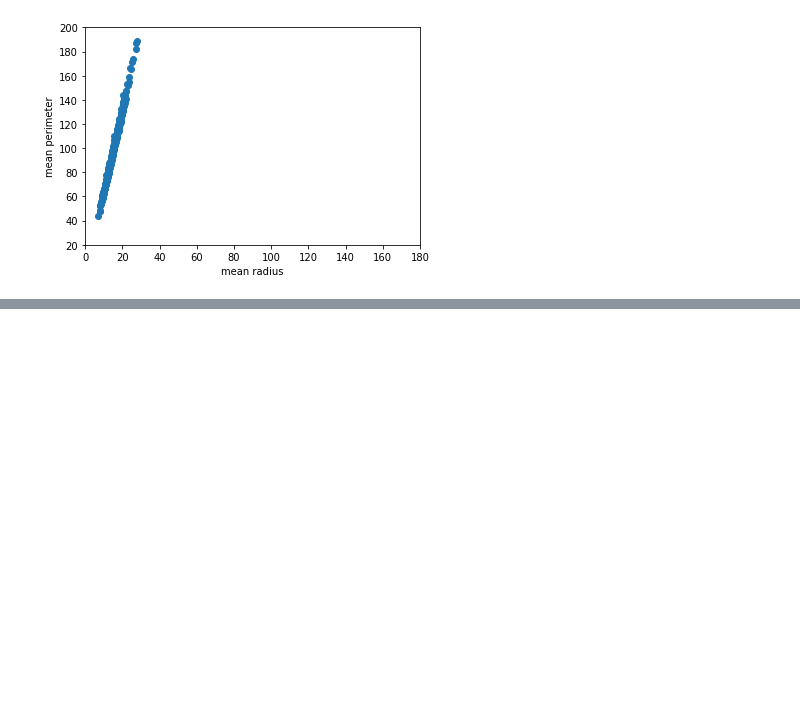
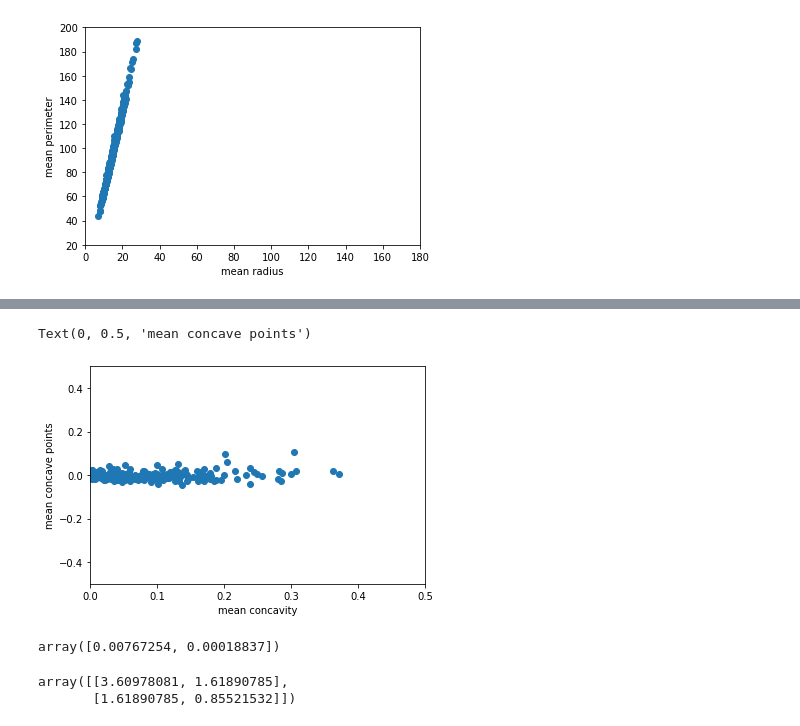
Before and after one commit to ducksfrogs/jpScipy, a Jupyter notebook: 特徴量変換PCA.ipynb, the cells around one changed output, grey strips where cells are left out. Saved outputs shown, nothing was run; the diff lists cells and outputs as text; code cells hidden in the pictures; blank space fills up the shorter version.

```diff
--- a/特徴量変換PCA.ipynb
+++ b/特徴量変換PCA.ipynb
@@ -95,0 +139,16 @@ Text(0, 0.5, 'mean perimeter')
+# %%
+pca.fit(X)
+X_new = pca.transform(X)
+
+plt.scatter(X_new[:, 0], X_new[:,1])
+plt.xlim(0,0.5)
+plt.ylim(-0.5,0.5)
+plt.xlabel(names[0])
+plt.ylabel(names[1])
+# %% [output]
+Text(0, 0.5, 'mean concave points')
+[figure, added]
+# %%
+pca.explained_variance_
+# %% [output]
+array([0.00767254, 0.00018837])
@@ -95,0 +161,5 @@ Text(0, 0.5, 'mean perimeter')
+# %%
+C
+# %% [output]
+array([[3.60978081, 1.61890785],
+       [1.61890785, 0.85521532]])
```
Also changed, not shown: parts of 16 cells of this notebook.
